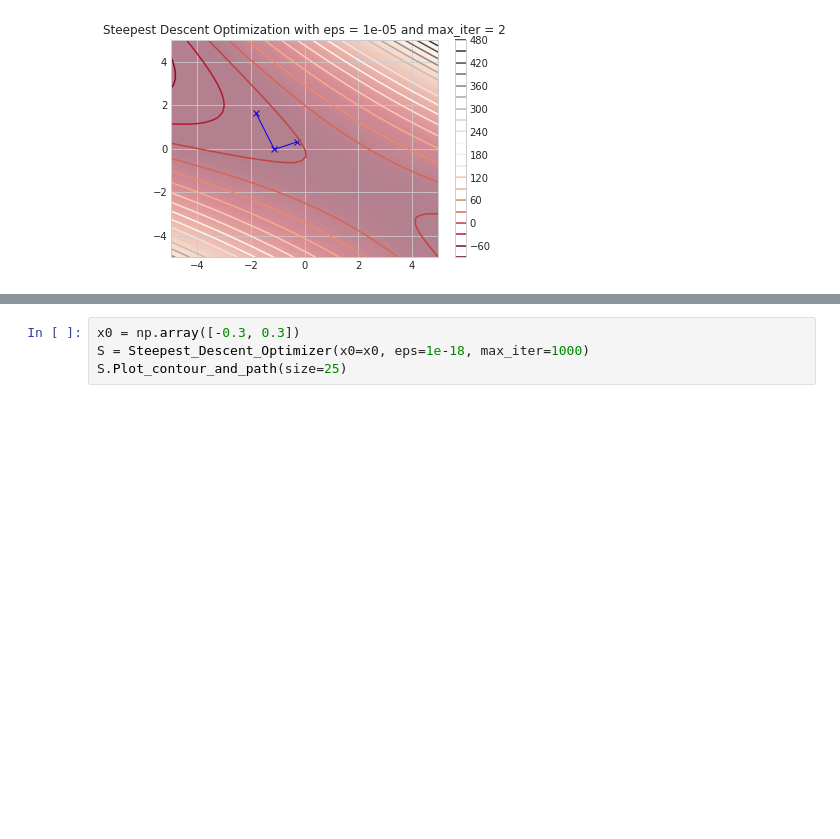
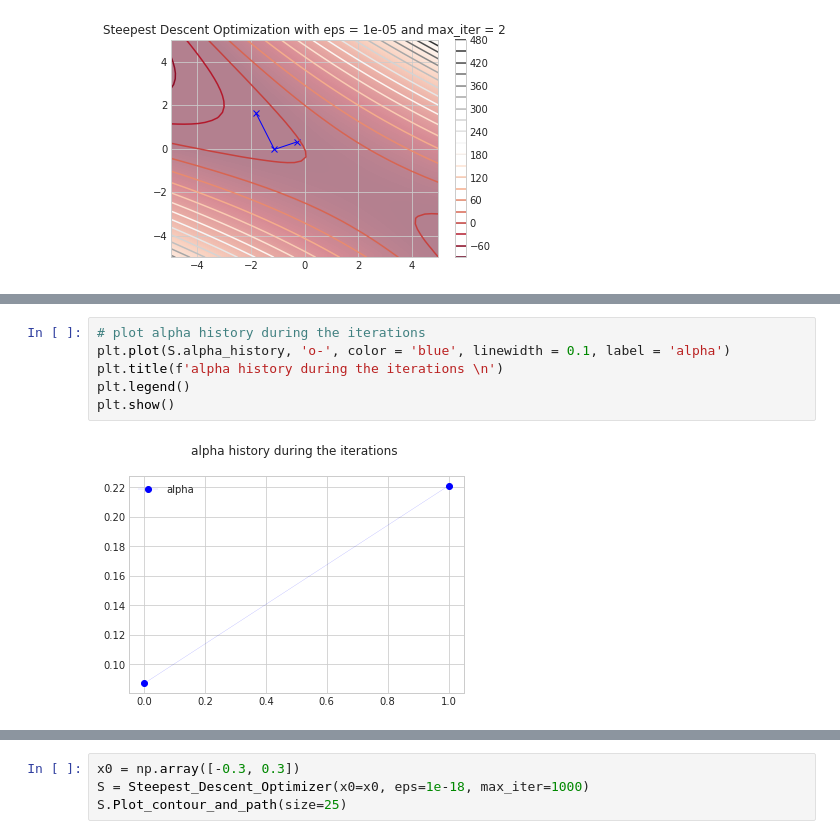
Before and after one commit to MSD-99/Performance-Optimizartion, a Jupyter notebook: Code.ipynb, the cells around one changed output, grey strips where cells are left out. Cells and saved outputs as stored; diff of their text form; blank space fills up the shorter version.

```diff
--- a/Code.ipynb
+++ b/Code.ipynb
@@ -270,0 +279,8 @@ S.Plot_contour_and_path(size=5)
+# %%
+# plot alpha history during the iterations
+plt.plot(S.alpha_history, 'o-', color = 'blue', linewidth = 0.1, label = 'alpha')
+plt.title(f'alpha history during the iterations \n')
+plt.legend()
+plt.show()
+# %% [output]
+[figure, added]
```
Also changed, not shown: parts of 8 cells of this notebook, 16 other files.
